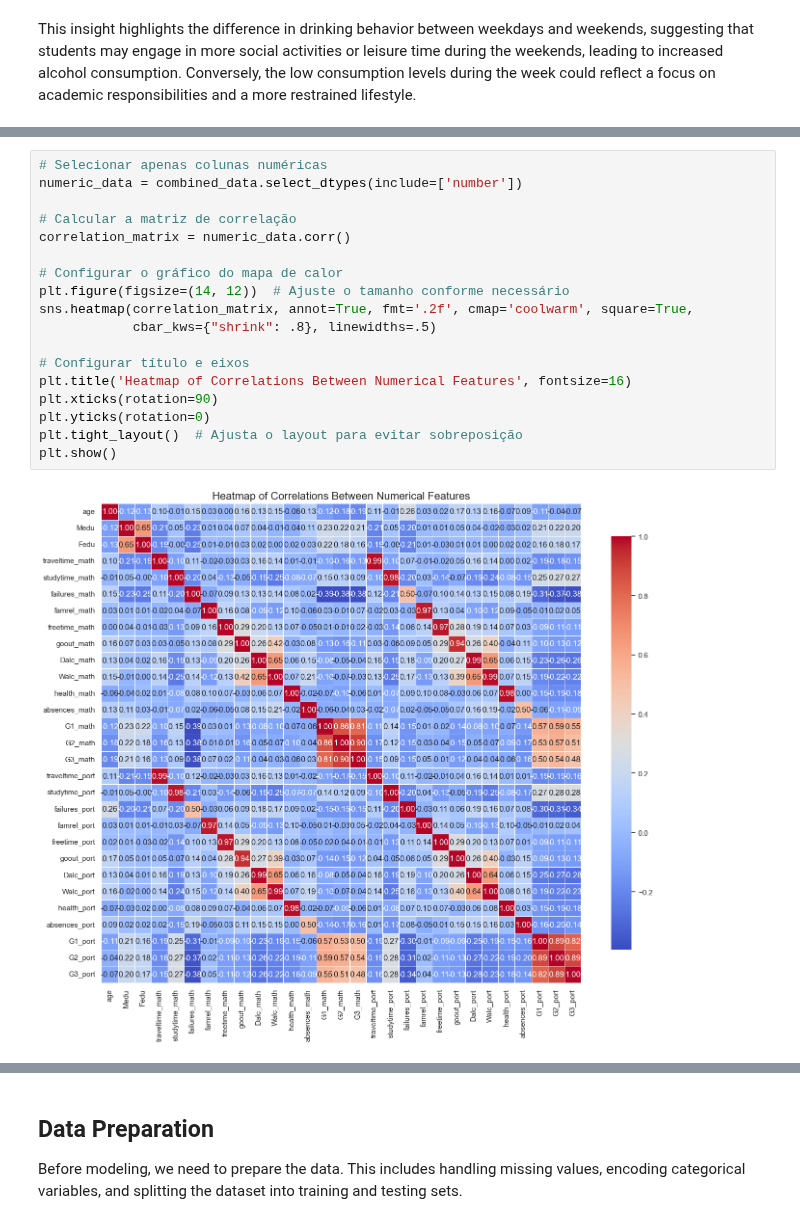
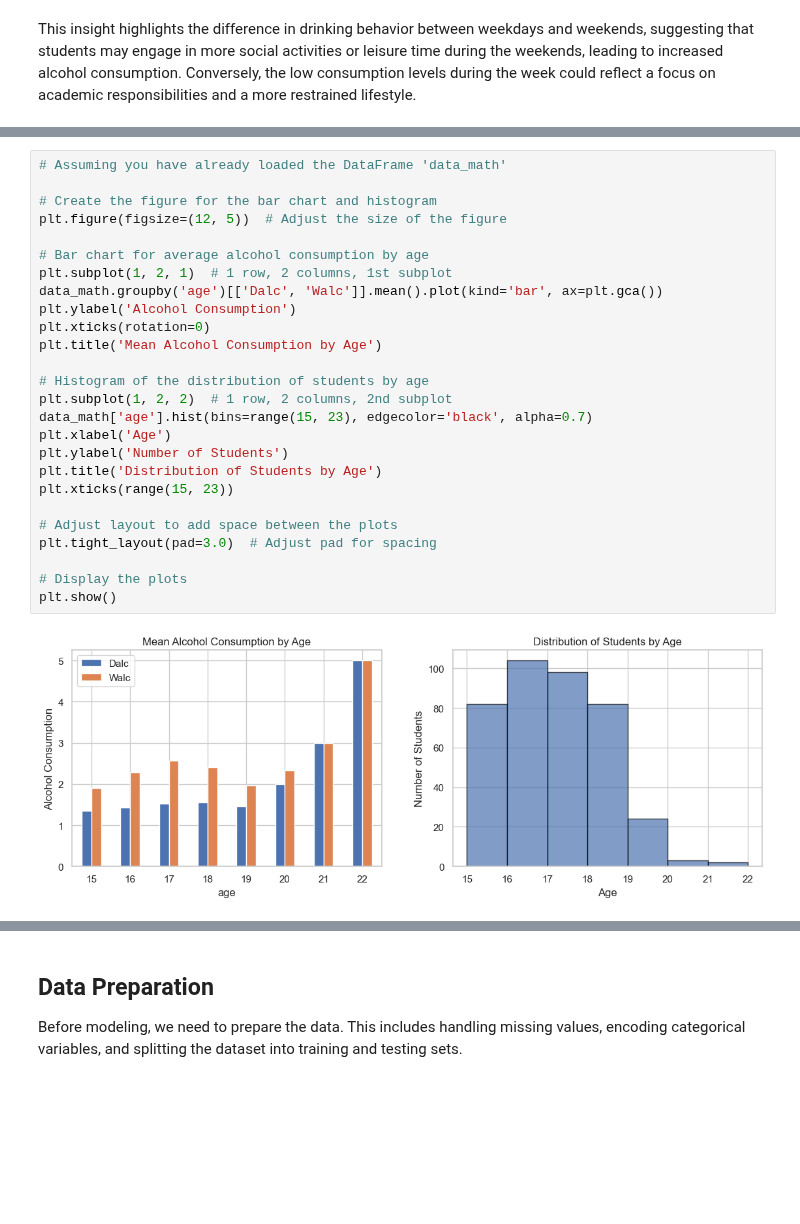
Before and after one commit to richenapedro/Data-Science-Analyst, a Jupyter notebook: Student Alcohol Consumption (EDA)/script/Student Alcohol Consumption.ipynb, the cells around one changed output, grey strips where cells are left out. Cells and saved outputs as stored; diff of their text form; blank space fills up the shorter version.

```diff
--- a/Student Alcohol Consumption (EDA)/script/Student Alcohol Consumption.ipynb
+++ b/Student Alcohol Consumption (EDA)/script/Student Alcohol Consumption.ipynb
@@ -450,20 +460,28 @@ We will analyze the correlations between numerical features in the dataset. This
-# %%
-# Selecionar apenas colunas numéricas
-numeric_data = combined_data.select_dtypes(include=['number'])
-
-# Calcular a matriz de correlação
-correlation_matrix = numeric_data.corr()
-
-# Configurar o gráfico do mapa de calor
-plt.figure(figsize=(14, 12))  # Ajuste o tamanho conforme necessário
-sns.heatmap(correlation_matrix, annot=True, fmt='.2f', cmap='coolwarm', square=True,
-            cbar_kws={"shrink": .8}, linewidths=.5)
-
-# Configurar título e eixos
-plt.title('Heatmap of Correlations Between Numerical Features', fontsize=16)
-plt.xticks(rotation=90)
-plt.yticks(rotation=0)
-plt.tight_layout()  # Ajusta o layout para evitar sobreposição
-plt.show()
-# %% [output]
-[figure, removed]
+# %%
+# Assuming you have already loaded the DataFrame 'data_math'
+
+# Create the figure for the bar chart and histogram
+plt.figure(figsize=(12, 5))  # Adjust the size of the figure
+
+# Bar chart for average alcohol consumption by age
+plt.subplot(1, 2, 1)  # 1 row, 2 columns, 1st subplot
+data_math.groupby('age')[['Dalc', 'Walc']].mean().plot(kind='bar', ax=plt.gca())
+plt.ylabel('Alcohol Consumption')
+plt.xticks(rotation=0)
+plt.title('Mean Alcohol Consumption by Age')
+
+# Histogram of the distribution of students by age
+plt.subplot(1, 2, 2)  # 1 row, 2 columns, 2nd subplot
+data_math['age'].hist(bins=range(15, 23), edgecolor='black', alpha=0.7)
+plt.xlabel('Age')
+plt.ylabel('Number of Students')
+plt.title('Distribution of Students by Age')
+plt.xticks(range(15, 23))
+
+# Adjust layout to add space between the plots
+plt.tight_layout(pad=3.0)  # Adjust pad for spacing
+
+# Display the plots
+plt.show()
+# %% [output]
+[figure, added]
```
Also changed, not shown: parts of 11 cells of this notebook.
